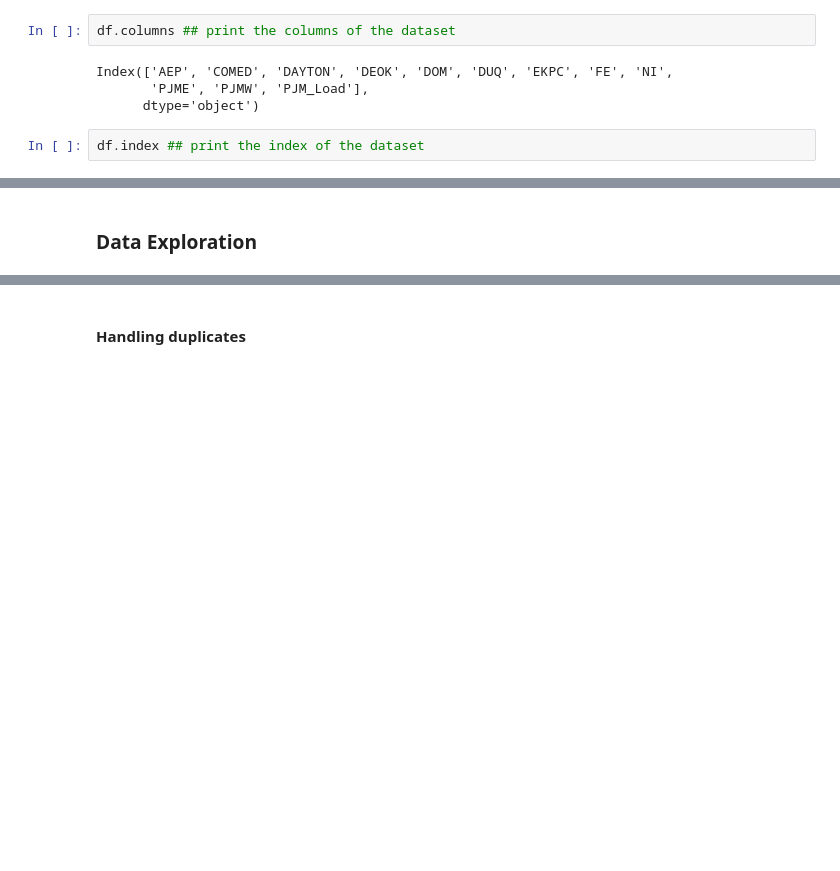
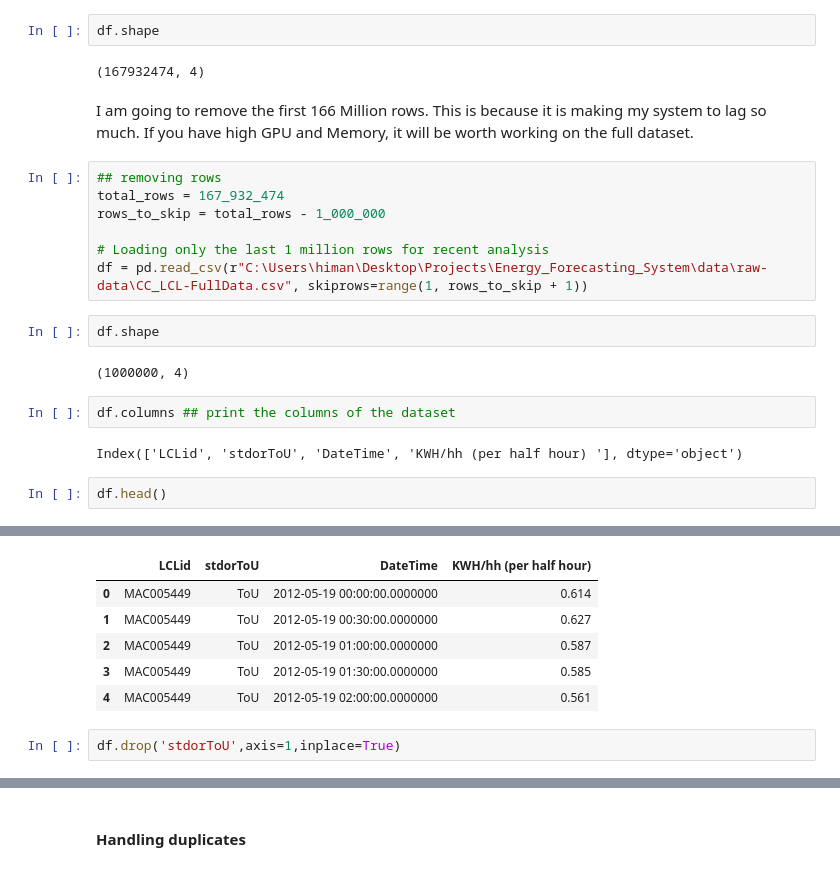
Before and after one commit to Himanshu-2678/Energy-Consumption-Forecasting, a Jupyter notebook: notebooks/1-data_clearning.ipynb, the cells around one changed output, grey strips where cells are left out. Cells and saved outputs as stored; diff of their text form; blank space fills up the shorter version.

```diff
--- a/notebooks/1-data_clearning.ipynb
+++ b/notebooks/1-data_clearning.ipynb
@@ -38,9 +20,24 @@ Datetime
+# %%
+df.shape
+# %% [output]
+(167932474, 4)
+# %% [markdown]
+I am going to remove the first 166 Million rows. This is because it is making my system to lag so much. If you have high GPU and Memory, it will be worth working on the full dataset.
+# %%
+## removing rows
+total_rows = 167_932_474
+rows_to_skip = total_rows - 1_000_000
+
+# Loading only the last 1 million rows for recent analysis
+df = pd.read_csv(r"C:\Users\himan\Desktop\Projects\Energy_Forecasting_System\data\raw-data\CC_LCL-FullData.csv", skiprows=range(1, rows_to_skip + 1))
+# %%
+df.shape
+# %% [output]
+(1000000, 4)
 # %%
 df.columns ## print the columns of the dataset
 # %% [output]
-Index(['AEP', 'COMED', 'DAYTON', 'DEOK', 'DOM', 'DUQ', 'EKPC', 'FE', 'NI',
-       'PJME', 'PJMW', 'PJM_Load'],
-      dtype='object')
+Index(['LCLid', 'stdorToU', 'DateTime', 'KWH/hh (per half hour) '], dtype='object')
 # %%
-df.index ## print the index of the dataset
+df.head()
 # %% [output]
@@ -59,5 +44,11 @@ DatetimeIndex(['1998-12-31 01:00:00+00:00', '1998-12-31 02:00:00+00:00',
+|  | LCLid | stdorToU | DateTime | KWH/hh (per half hour) |
+| 0 | MAC005449 | ToU | 2012-05-19 00:00:00.0000000 | 0.614 |
+| 1 | MAC005449 | ToU | 2012-05-19 00:30:00.0000000 | 0.627 |
+| 2 | MAC005449 | ToU | 2012-05-19 01:00:00.0000000 | 0.587 |
+| 3 | MAC005449 | ToU | 2012-05-19 01:30:00.0000000 | 0.585 |
+| 4 | MAC005449 | ToU | 2012-05-19 02:00:00.0000000 | 0.561 |
-# %% [markdown]
-### Data Exploration
+# %%
+df.drop('stdorToU',axis=1,inplace=True)
 # %%
 df.info() ## to get the information about the dataset
 # %% [output]
```
Also changed, not shown: parts of 25 cells of this notebook, 20 other files.
